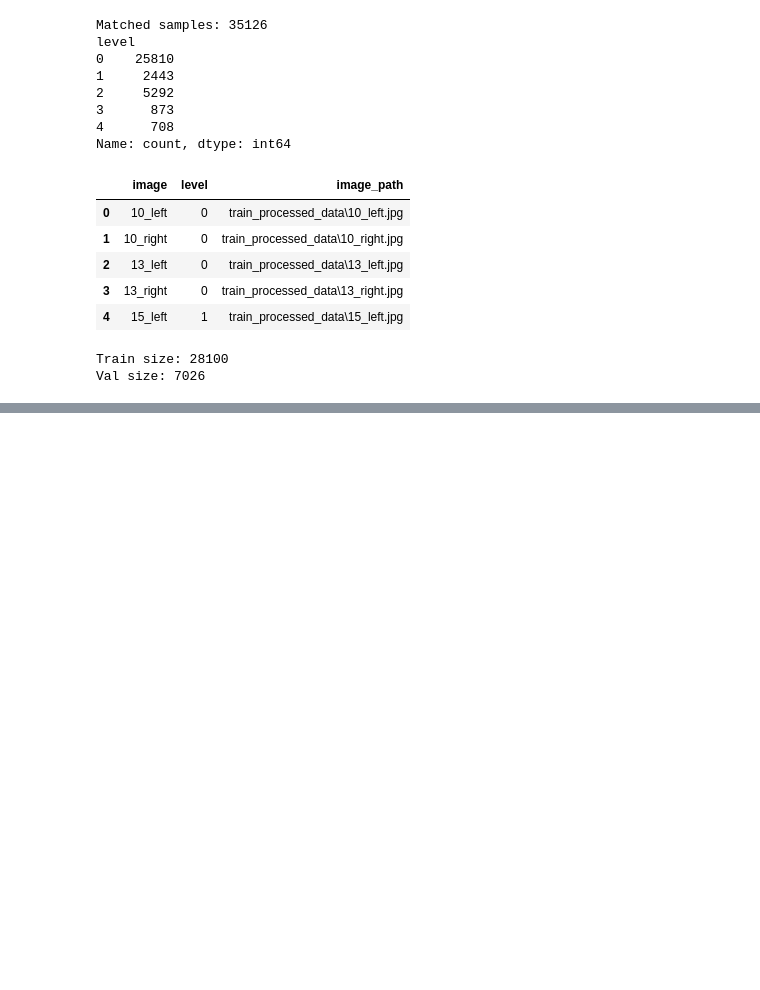
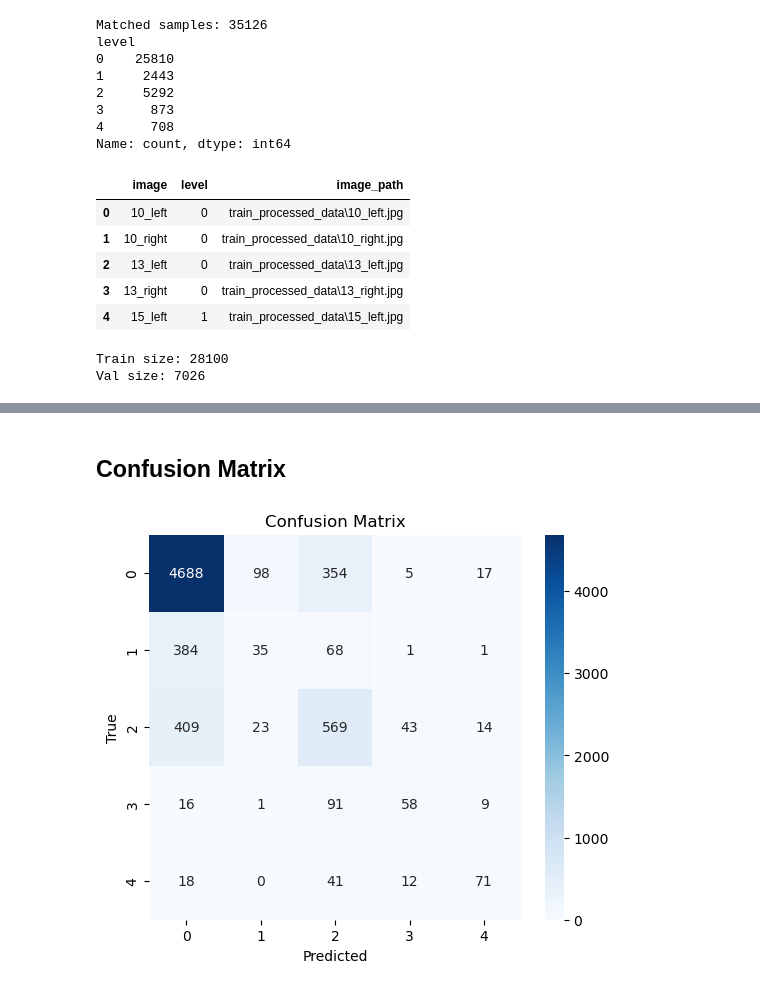
Before and after one commit to Tempest-Kohaku/Diabetic-Retinopathy-Grading-Group-34, a Jupyter notebook: AML Data Preprocessing.ipynb, the cells around one changed output, grey strips where cells are left out. Saved outputs shown, nothing was run; the diff lists cells and outputs as text; code cells hidden in the pictures; blank space fills up the shorter version.

```diff
--- a/AML Data Preprocessing.ipynb
+++ b/AML Data Preprocessing.ipynb
@@ -149,0 +224,9 @@ val_df.to_csv("val_dataset",index = False)
+# %%
+weights = ConvNeXt_Tiny_Weights.DEFAULT
+model = convnext_tiny(weights = weights)
+
+in_features = model.classifier[2].in_features
+model.classifier[2] = nn.Linear(in_features, NUM_CLASSES)
+
+model = model.to(DEVICE)
+print(model)
@@ -149,0 +469,10 @@ val_df.to_csv("val_dataset",index = False)
+# %%
+model.load_state_dict(torch.load(MODEL_SAVE_PATH, map_location = DEVICE))
+model.eval()
+
+val_loss, val_acc, val_f1, val_labels, val_preds = validate_one_epoch(
+    model, val_loader, criterion, DEVICE
+)
+
+print("Best Validation Accuracy:", val_acc)
+print("Best Validation Weighted F1:", val_f1)
@@ -149,0 +498,15 @@ val_df.to_csv("val_dataset",index = False)
+# %% [markdown]
+## Confusion Matrix
+# %%
+cm = confusion_matrix(val_labels, val_preds)
+
+plt.figure(figsize=(6, 5))
+sns.heatmap(cm, annot=True, fmt="d", cmap="Blues",
+            xticklabels=[0,1,2,3,4],
+            yticklabels=[0,1,2,3,4])
+plt.xlabel("Predicted")
+plt.ylabel("True")
+plt.title("Confusion Matrix")
+plt.show()
+# %% [output]
+[figure, added]
```
Also changed, not shown: parts of 63 cells of this notebook.
